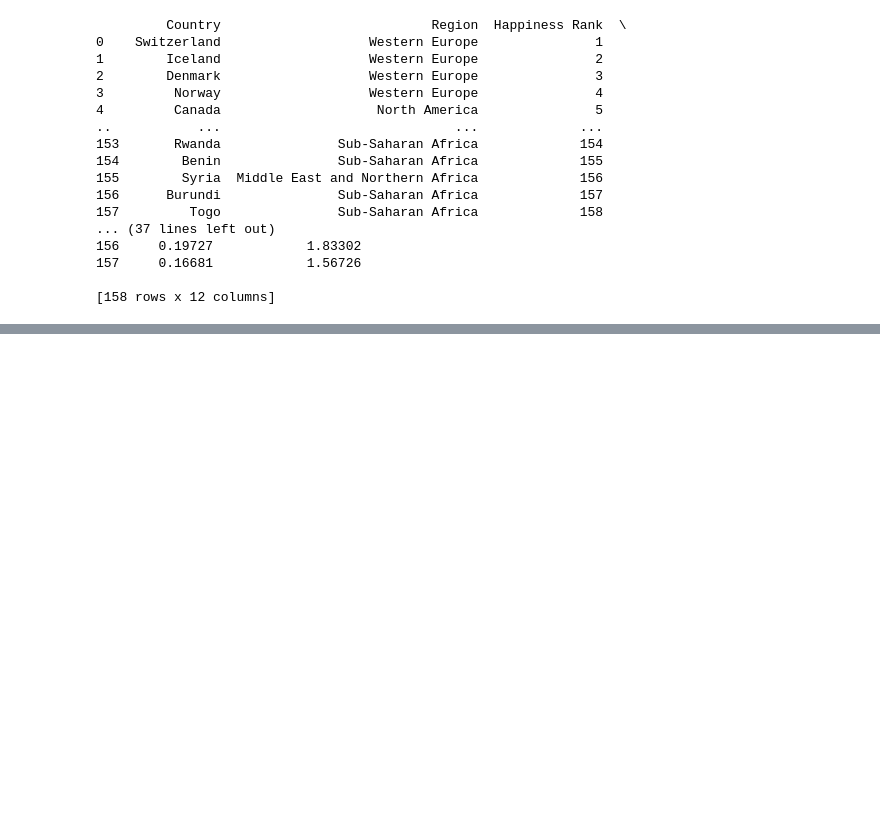
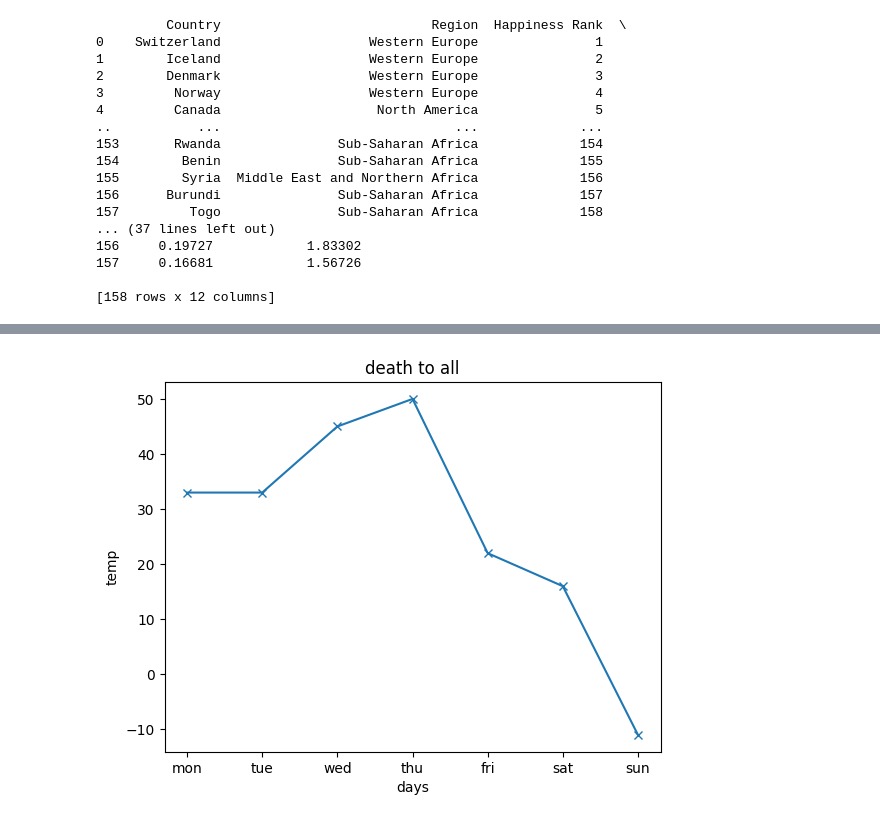
Before and after one commit to siddharthtiwari9c40-lang/sid-s-game, a Jupyter notebook: Data science/Alpha.ipynb, the cells around one changed output, grey strips where cells are left out. Saved outputs shown, nothing was run; the diff lists cells and outputs as text; code cells hidden in the pictures; blank space fills up the shorter version.

```diff
--- a/Data science/Alpha.ipynb
+++ b/Data science/Alpha.ipynb
@@ -138,0 +153,14 @@ print(ds)
+# %%
+import matplotlib.pyplot as p
+import numpy as np
+days=['mon','tue','wed','thu','fri','sat','sun']
+temp=[33,33,45,50,22,16,-11]
+a=[1,2,3,4,5,6,7,8,9,10]
+b=[2,3,4,5,6,7,8,9,10,13]
+p.plot(days,temp,marker="x")
+p.title("death to all")
+p.xlabel("days")
+p.ylabel("temp")
+p.show()
+# %% [output]
+[figure, added]
```
Also changed, not shown: parts of 7 cells of this notebook, 12 other files.
